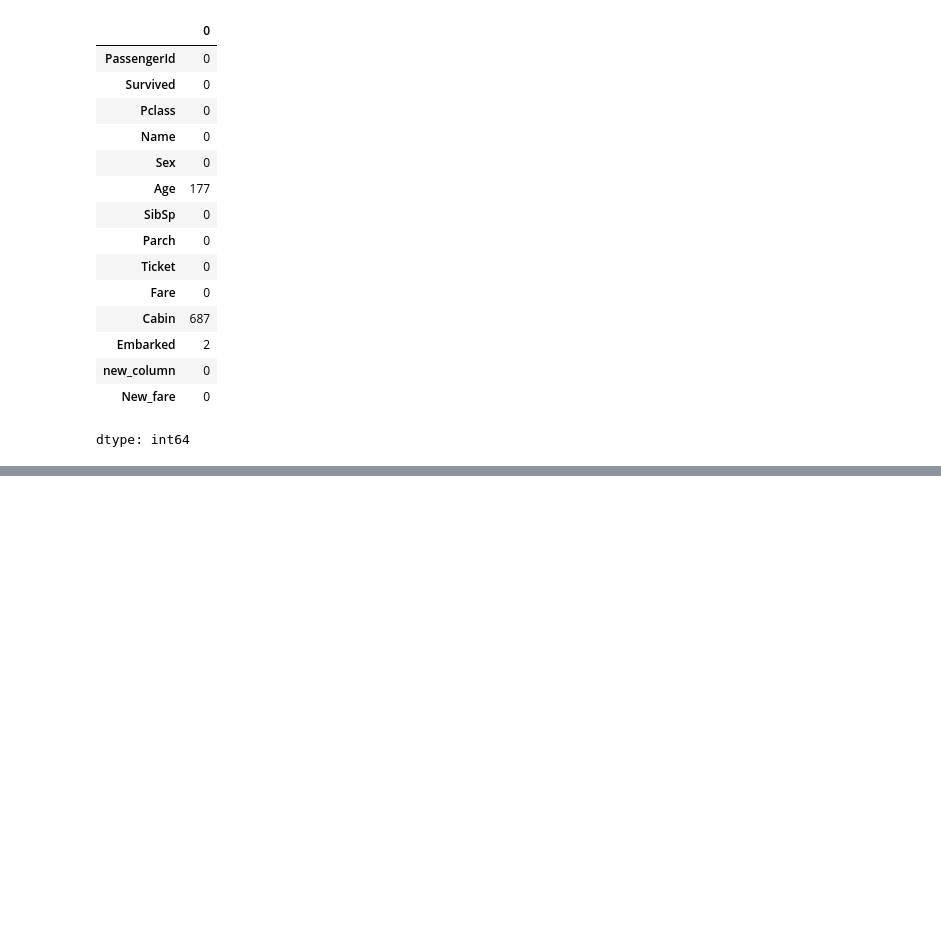
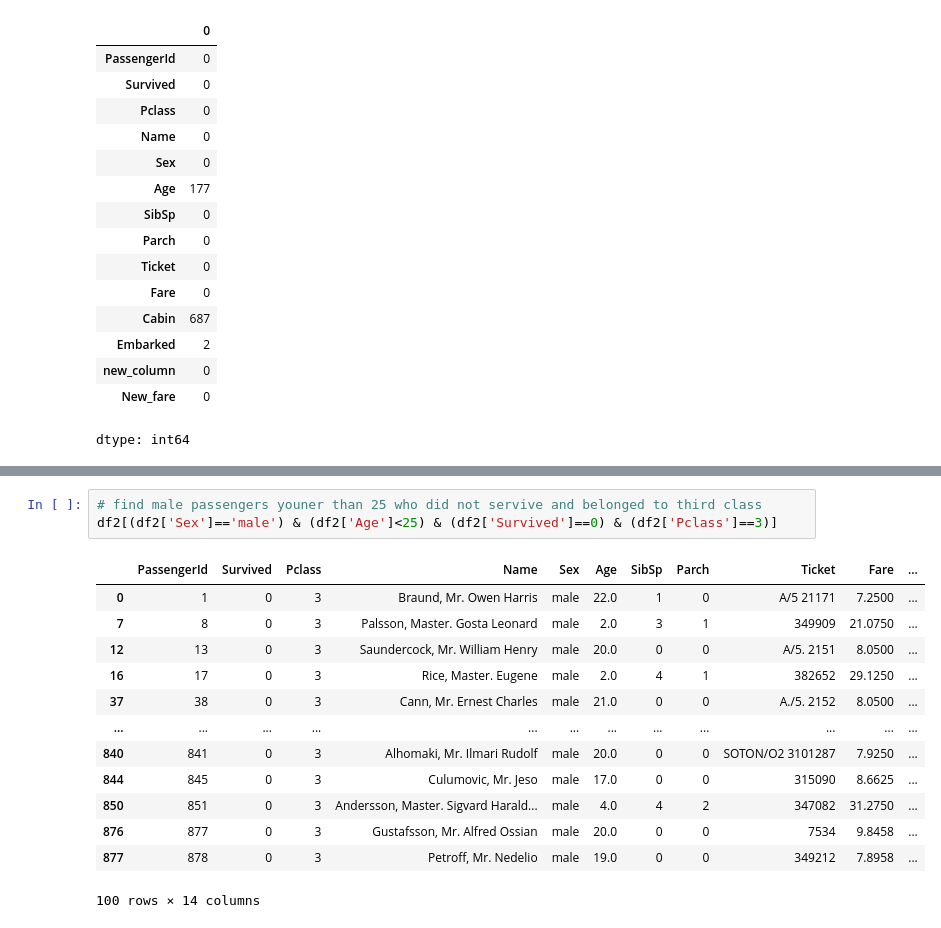
Before and after one commit to pothineni1/AIML, a Jupyter notebook: Pandas/Pandas.ipynb, the cells around one changed output, grey strips where cells are left out. Drawn from its saved outputs; the diff is of its cells as text; blank space fills up the shorter version.

```diff
--- a/Pandas/Pandas.ipynb
+++ b/Pandas/Pandas.ipynb
@@ -375,0 +414,17 @@ dtype: int64
+# %%
+# find male passengers youner than 25 who did not servive and belonged to third class
+df2[(df2['Sex']=='male') & (df2['Age']<25) & (df2['Survived']==0) & (df2['Pclass']==3)]
+# %% [output]
+|  | PassengerId | Survived | Pclass | Name | Sex | Age | SibSp | Parch | Ticket | Fare | ... |
+| 0 | 1 | 0 | 3 | Braund, Mr. Owen Harris | male | 22.0 | 1 | 0 | A/5 21171 | 7.2500 | ... |
+| 7 | 8 | 0 | 3 | Palsson, Master. Gosta Leonard | male | 2.0 | 3 | 1 | 349909 | 21.0750 | ... |
+| 12 | 13 | 0 | 3 | Saundercock, Mr. William Henry | male | 20.0 | 0 | 0 | A/5. 2151 | 8.0500 | ... |
+| 16 | 17 | 0 | 3 | Rice, Master. Eugene | male | 2.0 | 4 | 1 | 382652 | 29.1250 | ... |
+| 37 | 38 | 0 | 3 | Cann, Mr. Ernest Charles | male | 21.0 | 0 | 0 | A./5. 2152 | 8.0500 | ... |
+| ... | ... | ... | ... | ... | ... | ... | ... | ... | ... | ... | ... |
+| 840 | 841 | 0 | 3 | Alhomaki, Mr. Ilmari Rudolf | male | 20.0 | 0 | 0 | SOTON/O2 3101287 | 7.9250 | ... |
+| 844 | 845 | 0 | 3 | Culumovic, Mr. Jeso | male | 17.0 | 0 | 0 | 315090 | 8.6625 | ... |
+| 850 | 851 | 0 | 3 | Andersson, Master. Sigvard Harald... | male | 4.0 | 4 | 2 | 347082 | 31.2750 | ... |
+| 876 | 877 | 0 | 3 | Gustafsson, Mr. Alfred Ossian | male | 20.0 | 0 | 0 | 7534 | 9.8458 | ... |
+| 877 | 878 | 0 | 3 | Petroff, Mr. Nedelio | male | 19.0 | 0 | 0 | 349212 | 7.8958 | ... |
+100 rows × 14 columns
```
Also changed, not shown: parts of 29 cells of this notebook.
